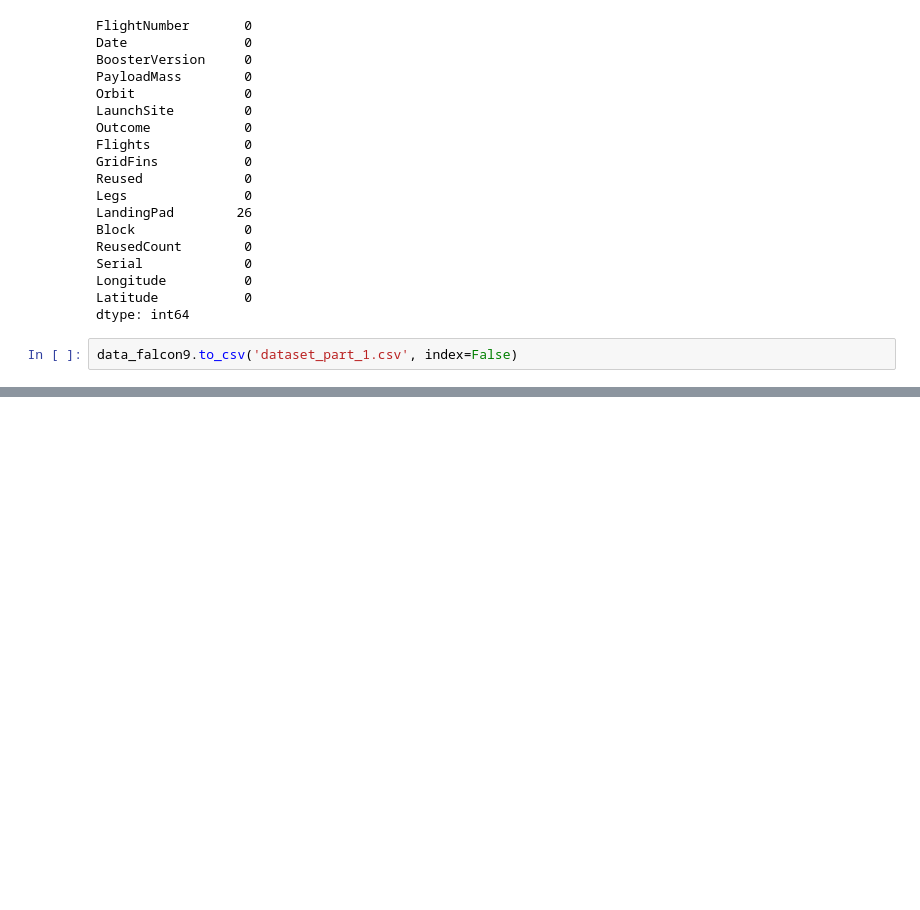
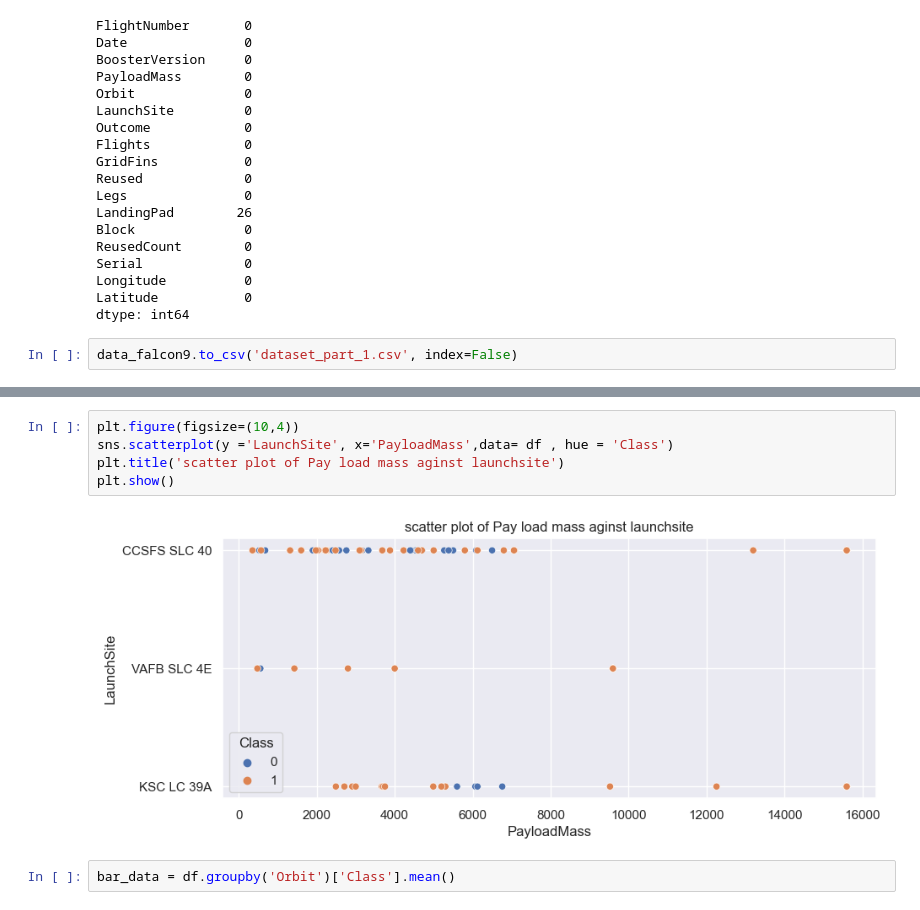
Before and after one commit to Bamwesigye-Calvin-Kiiza/SpaceX-data-science, a Jupyter notebook: space x data science .ipynb, the cells around one changed output, grey strips where cells are left out. Saved outputs shown, nothing was run; the diff lists cells and outputs as text; blank space fills up the shorter version.

```diff
--- a/space x data science .ipynb
+++ b/space x data science .ipynb
@@ -242,0 +463,9 @@ data_falcon9.to_csv('dataset_part_1.csv', index=False)
+# %%
+plt.figure(figsize=(10,4))
+sns.scatterplot(y ='LaunchSite', x='PayloadMass',data= df , hue = 'Class')
+plt.title('scatter plot of Pay load mass aginst launchsite')
+plt.show()
+# %% [output]
+[figure, added]
+# %%
+bar_data = df.groupby('Orbit')['Class'].mean()
```
Also changed, not shown: parts of 41 cells of this notebook, 2 other files.
